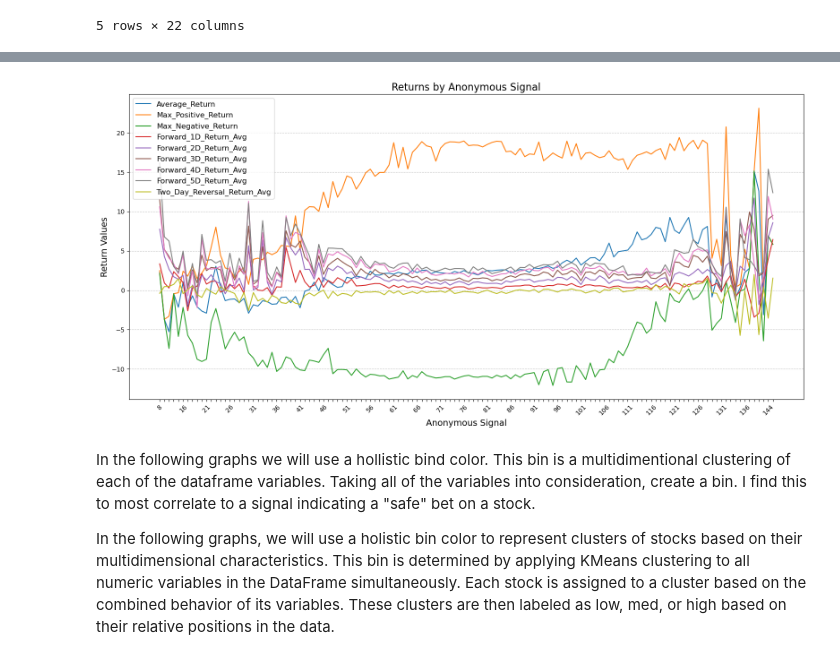
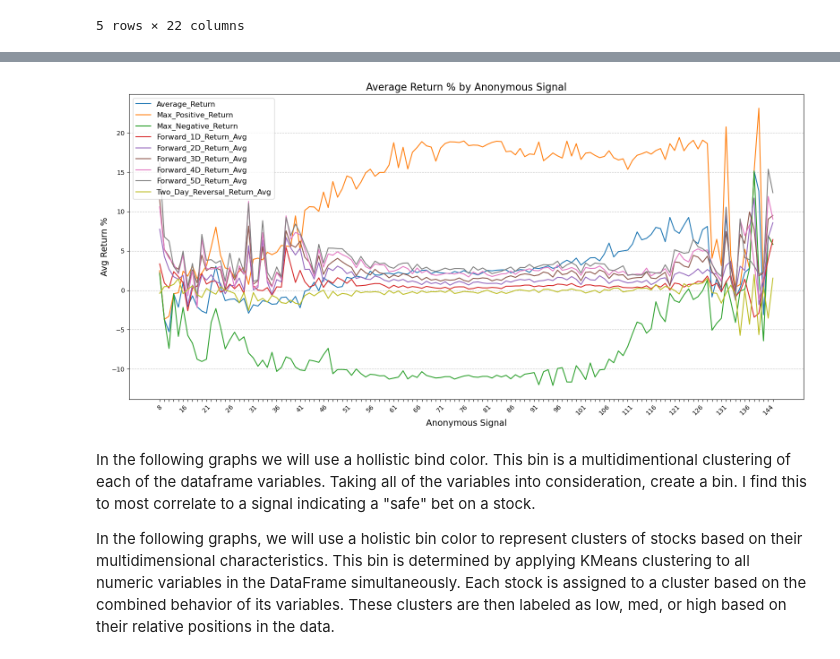
Before and after one commit to Matthew1172/IT-DA-Midterm, a Jupyter notebook: main.ipynb, the cells around one changed output, grey strips where cells are left out. Drawn from its saved outputs; the diff is of its cells as text; code cells hidden in the pictures.

```diff
--- a/main.ipynb
+++ b/main.ipynb
@@ -263,36 +263,36 @@ columns_to_plot = [
 # Determine x-tick positions to show every 10th signal
 x_positions = range(len(df_combined_avg["anonymous signal"]))
 x_labels = df_combined_avg["anonymous signal"]
 x_ticks_to_display = [x_labels[i] if i % 5 == 0 else "" for i in x_positions]
 
 # Plot each column with a different color
 plt.figure(figsize=(16, 8))
 for column in columns_to_plot:
     plt.plot(
         x_positions,  # x-axis (use index for spacing)
         df_combined_avg[column],  # y-axis
         label=column  # Label for the legend
     )
 
 # Add title and labels
-plt.title("Returns by Anonymous Signal", fontsize=16)
+plt.title("Average Return % by Anonymous Signal", fontsize=16)
 plt.xlabel("Anonymous Signal", fontsize=14)
-plt.ylabel("Return Values", fontsize=14)
+plt.ylabel("Avg Return %", fontsize=14)
 
 # Rotate x-axis labels and display only selected ones
 plt.xticks(x_positions, x_ticks_to_display, rotation=45, fontsize=10)
 
 # Add a legend to differentiate lines
 plt.legend(loc="upper left", fontsize=12)
 
 # Add grid for better readability
 plt.grid(axis="y", linestyle="--", alpha=0.7)
 
 # Show the plot
 plt.tight_layout()
 plt.show()
 # %% [output]
-[figure, old version]
+[figure, new version]
 # %% [markdown]
 In the following graphs we will use a hollistic bind color. This bin is a multidimentional clustering of each of the dataframe variables. Taking all of the variables into consideration, create a bin. I find this to most correlate to a signal indicating a "safe" bet on a stock.
 
```
Also changed, not shown: parts of 2 cells of this notebook.
